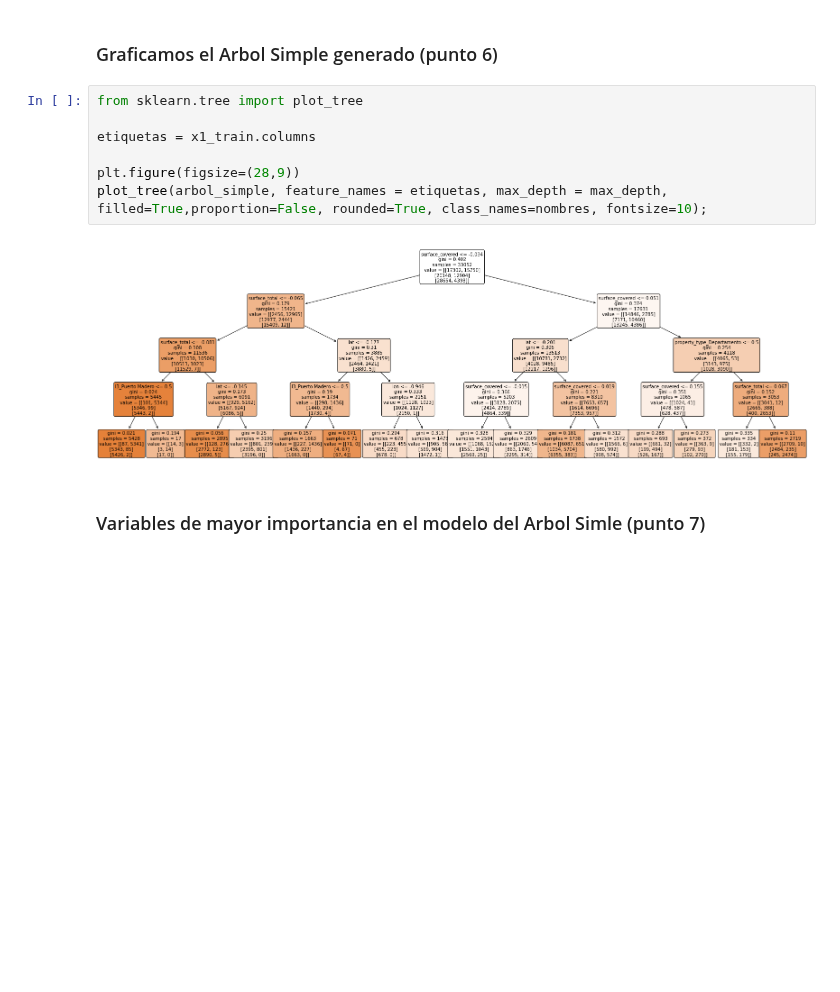
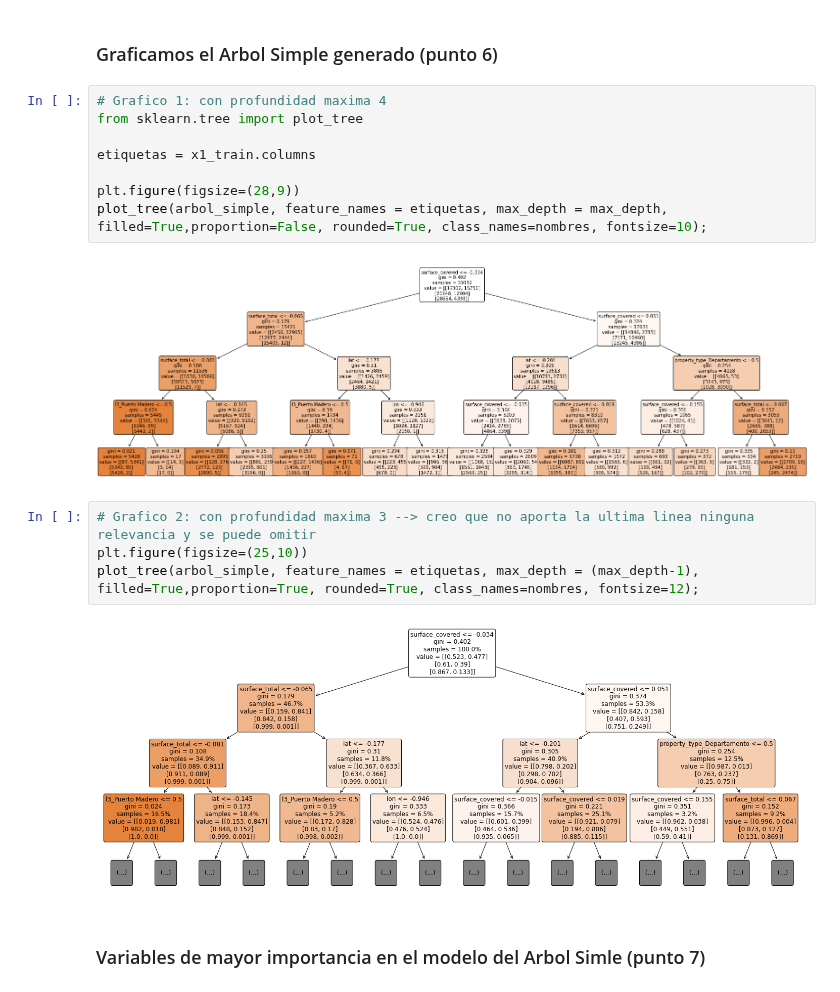
Before and after one commit to Ignacio-Ibarra/tpAA, a Jupyter notebook: Modelado v2.ipynb, the cells around one changed output. Saved outputs shown, nothing was run; the diff lists cells and outputs as text; blank space fills up the shorter version.

```diff
--- a/Modelado v2.ipynb
+++ b/Modelado v2.ipynb
@@ -387,6 +376,7 @@ especificity (diagonal / Filas ): del total que
 # %% [markdown]
 ### Graficamos el Arbol Simple generado (punto 6)
 # %%
+# Grafico 1: con profundidad maxima 4
 from sklearn.tree import plot_tree
 
 etiquetas = x1_train.columns
@@ -395,6 +385,12 @@ plt.figure(figsize=(28,9))
 plot_tree(arbol_simple, feature_names = etiquetas, max_depth = max_depth, filled=True,proportion=False, rounded=True, class_names=nombres, fontsize=10);
 # %% [output]
 [figure]
+# %%
+# Grafico 2: con profundidad maxima 3 --> creo que no aporta la ultima linea ninguna relevancia y se puede omitir
+plt.figure(figsize=(25,10))
+plot_tree(arbol_simple, feature_names = etiquetas, max_depth = (max_depth-1), filled=True,proportion=True, rounded=True, class_names=nombres, fontsize=12);
+# %% [output]
+[figure, added]
 # %% [markdown]
 ### Variables de mayor importancia en el modelo del Arbol Simle (punto 7)
 # %% [markdown]
```
Also changed, not shown: parts of 8 cells of this notebook.
